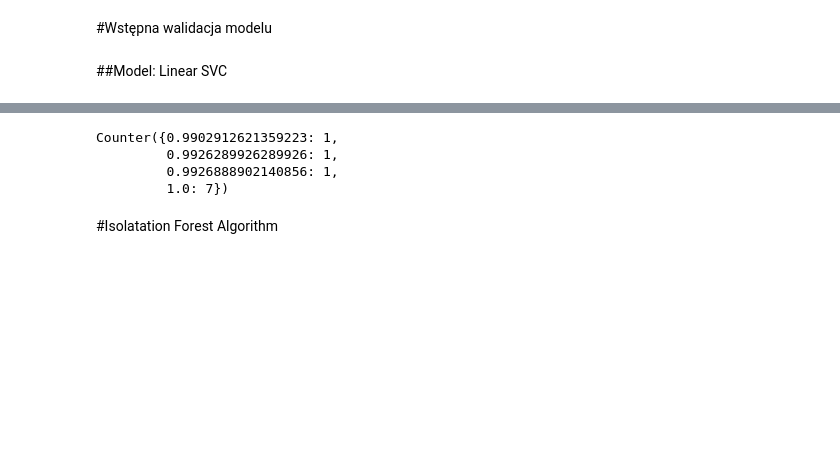
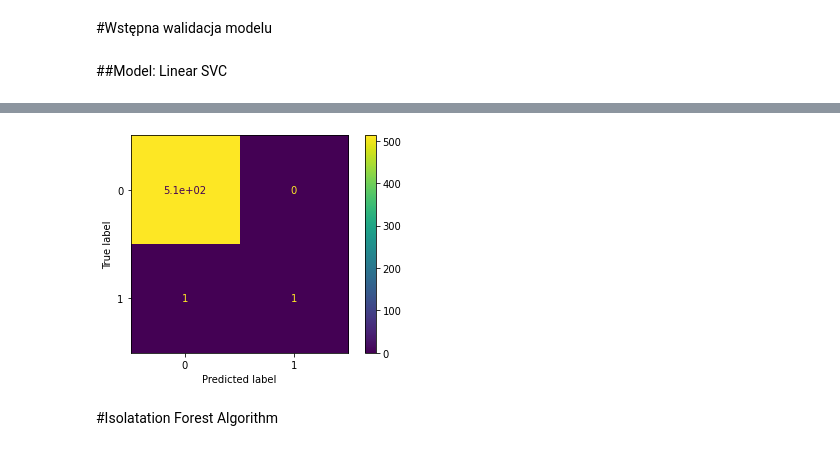
Before and after one commit to glinkapiotr/Asseco_Innovation, a Jupyter notebook: CodePlay_2020_SDS_data_API.ipynb, the cells around one changed output, grey strips where cells are left out. Cells and saved outputs as stored; diff of their text form; code cells hidden in the pictures; blank space fills up the shorter version.

```diff
--- a/CodePlay_2020_SDS_data_API.ipynb
+++ b/CodePlay_2020_SDS_data_API.ipynb
@@ -991,7 +994,8 @@ from sklearn.svm import LinearSVC
 from sklearn import svm, metrics
 
 #Klasyfikator
-linear_clf = svm.LinearSVC(class_weight='balanced', random_state = 2020)
+#linear_clf = svm.LinearSVC(class_weight='balanced', random_state = 2020)
+linear_clf = svm.LinearSVC()
 
 #Uczenie modelu
 linear_clf.fit(X_uczacy_stand,y_uczacy)
@@ -1088,12 +1073,17 @@ Normalized confusion matrix
-# %%
-from collections import Counter
-#Counter(y_pred)
-Counter(cv_results)
-# %% [output]
-Counter({0.9902912621359223: 1,
-         0.9926289926289926: 1,
-         0.9926888902140856: 1,
-         1.0: 7})
+# %%
+import matplotlib.pyplot as plt  # doctest: +SKIP
+from sklearn.datasets import make_classification
+from sklearn.metrics import plot_confusion_matrix
+from sklearn.model_selection import train_test_split
+from sklearn.svm import SVC
+
+clf = SVC()
+clf.fit(X_uczacy, y_uczacy)
+SVC(random_state=0)
+plot_confusion_matrix(clf, X_testowy, y_testowy)
+plt.show()
+# %% [output]
+[figure, added]
 # %% [markdown]
 #Isolatation Forest Algorithm
 # %%
```
Also changed, not shown: parts of 26 cells of this notebook.
